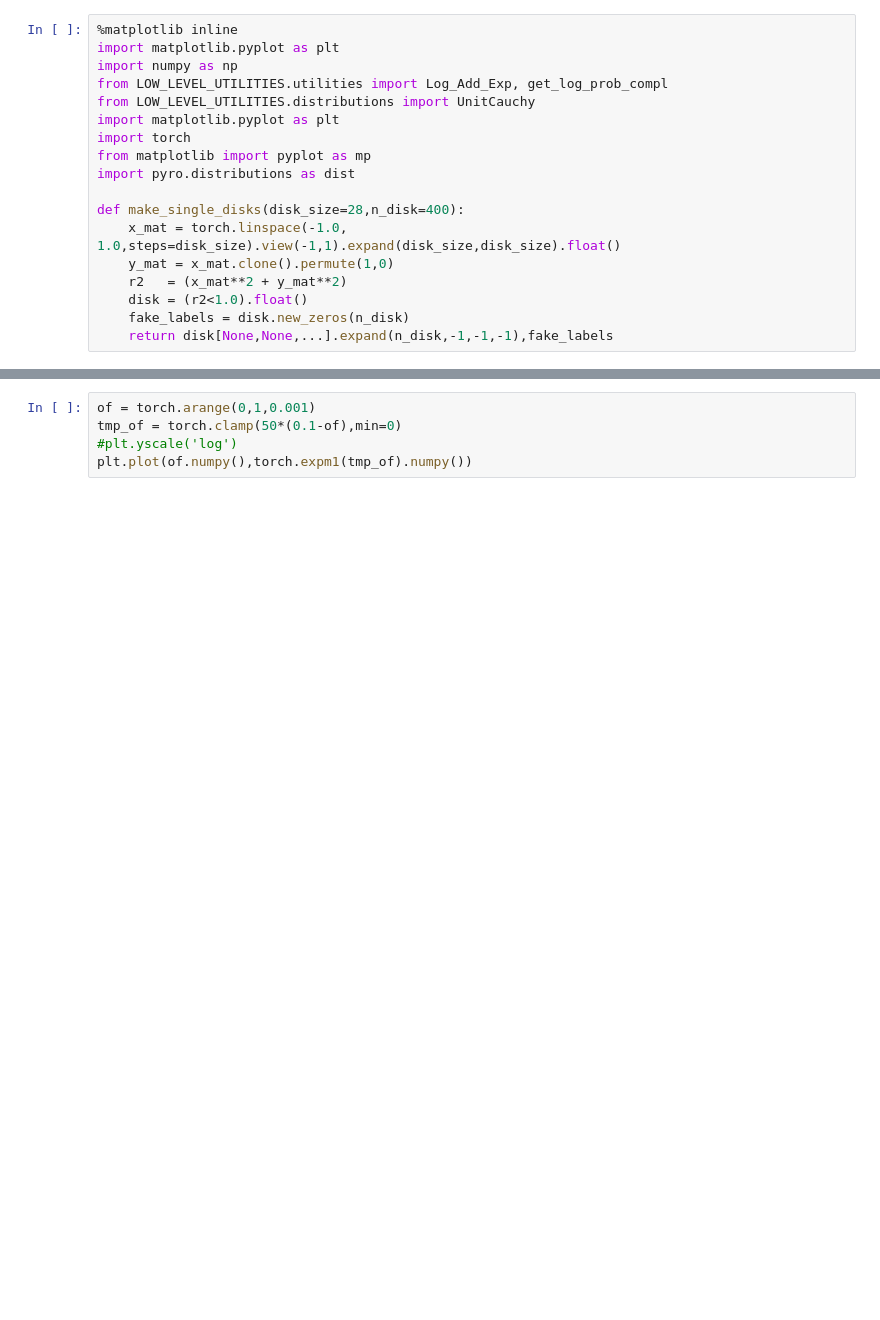
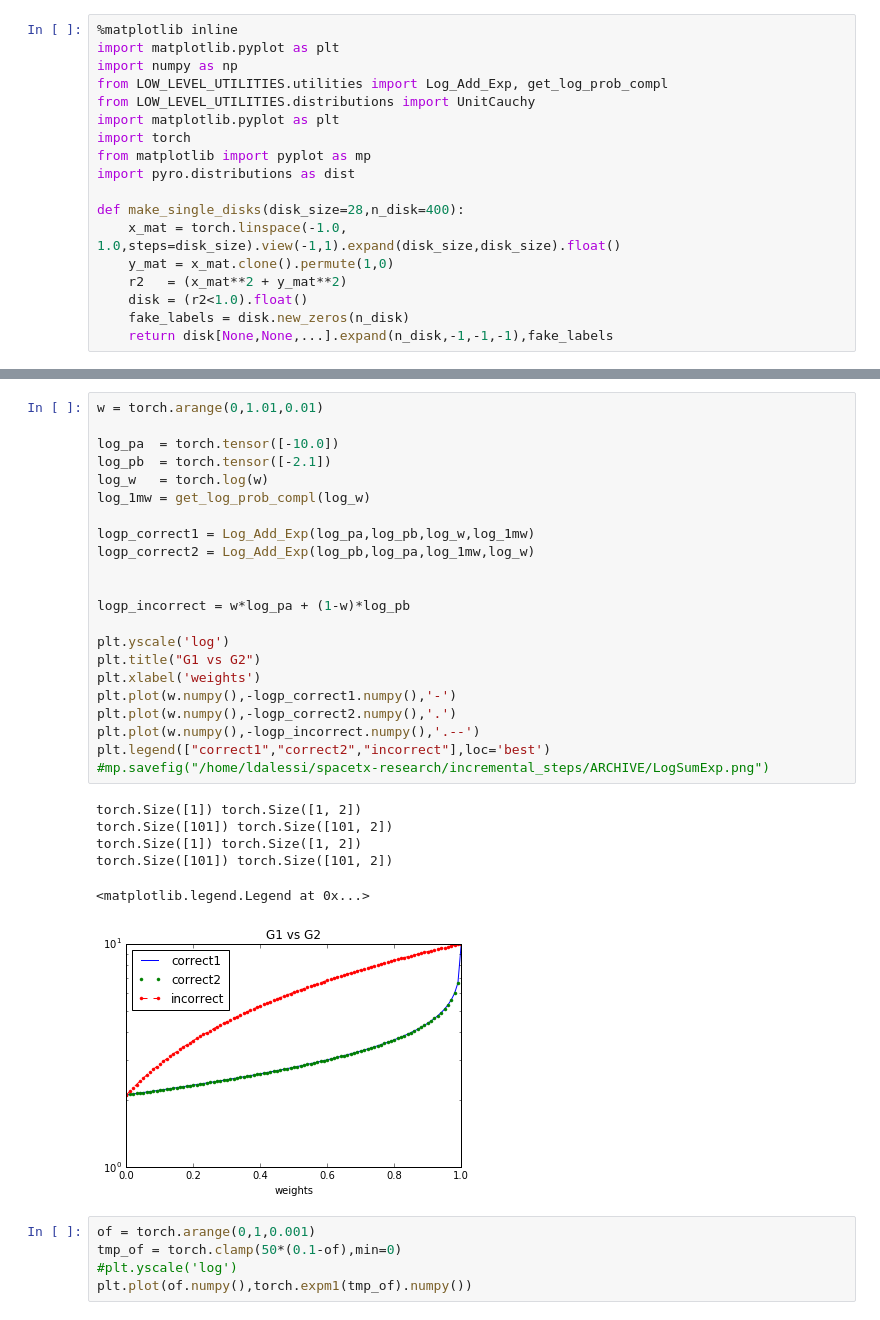
Before and after one commit to spacetx/spacetx-research, a Jupyter notebook: make_plots.ipynb, the cells around one changed output, grey strips where cells are left out. Cells and saved outputs as stored; diff of their text form; blank space fills up the shorter version.

```diff
--- a/make_plots.ipynb
+++ b/make_plots.ipynb
@@ -19,3 +49,32 @@ def make_single_disks(disk_size=28,n_disk=400):
+# %%
+w = torch.arange(0,1.01,0.01)
+
+log_pa  = torch.tensor([-10.0])
+log_pb  = torch.tensor([-2.1])
+log_w   = torch.log(w)
+log_1mw = get_log_prob_compl(log_w)
+
+logp_correct1 = Log_Add_Exp(log_pa,log_pb,log_w,log_1mw)
+logp_correct2 = Log_Add_Exp(log_pb,log_pa,log_1mw,log_w)
+
+
+logp_incorrect = w*log_pa + (1-w)*log_pb
+
+plt.yscale('log')
+plt.title("G1 vs G2")
+plt.xlabel('weights')
+plt.plot(w.numpy(),-logp_correct1.numpy(),'-')
+plt.plot(w.numpy(),-logp_correct2.numpy(),'.')
+plt.plot(w.numpy(),-logp_incorrect.numpy(),'.--')
+plt.legend(["correct1","correct2","incorrect"],loc='best')
+#mp.savefig("/home/ldalessi/spacetx-research/incremental_steps/ARCHIVE/LogSumExp.png")
+# %% [output]
+torch.Size([1]) torch.Size([1, 2])
+torch.Size([101]) torch.Size([101, 2])
+torch.Size([1]) torch.Size([1, 2])
+torch.Size([101]) torch.Size([101, 2])
+<matplotlib.legend.Legend at 0x...>
+[figure, added]
 # %%
 of = torch.arange(0,1,0.001)
 tmp_of = torch.clamp(50*(0.1-of),min=0)
```
Also changed, not shown: parts of 1 cell of this notebook, 2 other files.
